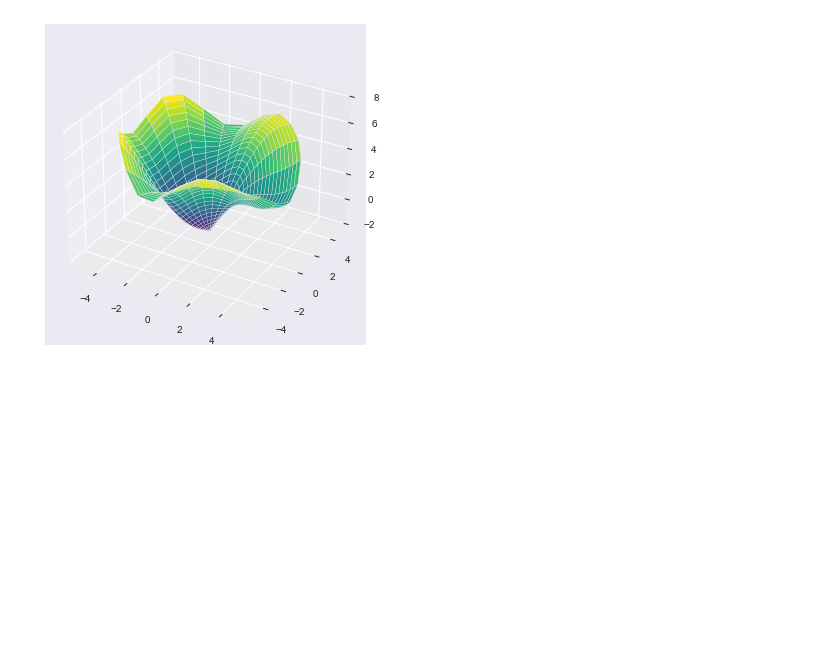
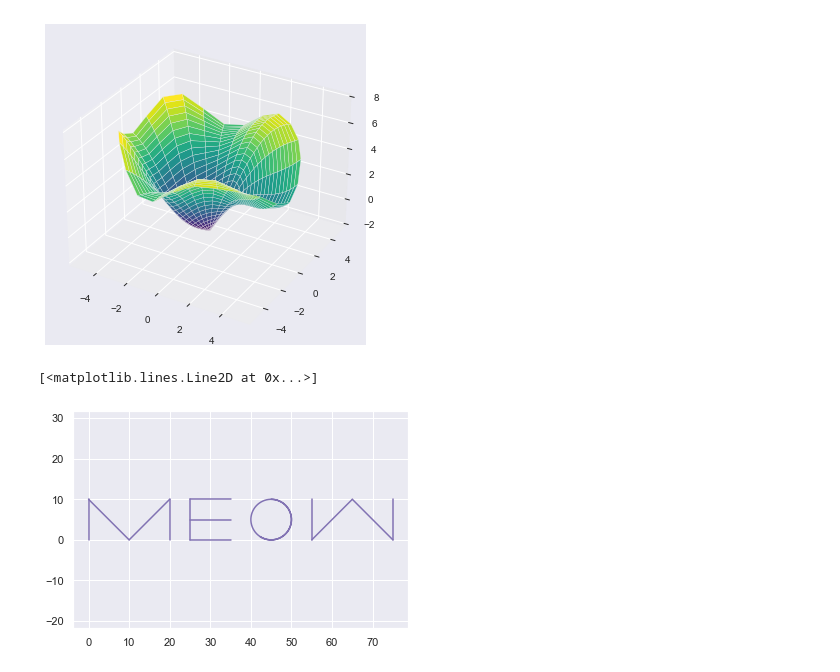
Before and after one commit to Moaaz-Mahmoud/Library-Demos, a Jupyter notebook: matplotlib_demo.ipynb, the cells around one changed output. Drawn from its saved outputs; the diff is of its cells as text; code cells hidden in the pictures; blank space fills up the shorter version.

```diff
--- a/matplotlib_demo.ipynb
+++ b/matplotlib_demo.ipynb
@@ -327,3 +327,27 @@ ax.plot_surface(X, Y, Z, cmap='viridis')
 # %% [output]
 <mpl_toolkits.mplot3d.art3d.Poly3DCollection at 0x...>
 [figure]
+# %%
+plt.axis('equal')
+t = np.linspace(0, 10, 100)
+color='m'
+#M
+plt.plot([0]*len(t), t, color=color)
+plt.plot(t, -t+10, color=color)
+plt.plot(t+10, t, color=color)
+plt.plot([20]*len(t), t, color=color)
+#E
+plt.plot([25]*len(t), t, color=color)
+plt.plot(t+25, [10]*len(t), color=color)
+plt.plot(t+25, [5]*len(t), color=color)
+plt.plot(t+25, [0]*len(t), color=color)
+#O
+plt.plot(5*np.sin(t) + 45, 5*np.cos(t) + 5, color=color)
+#W
+plt.plot([55]*len(t), t, color=color)
+plt.plot(t+65, -t+10, color=color)
+plt.plot(t+55, t, color=color)
+plt.plot([75]*len(t), t, color=color)
+# %% [output]
+[<matplotlib.lines.Line2D at 0x...>]
+[figure, added]
```
Also changed, not shown: 1 other file.
